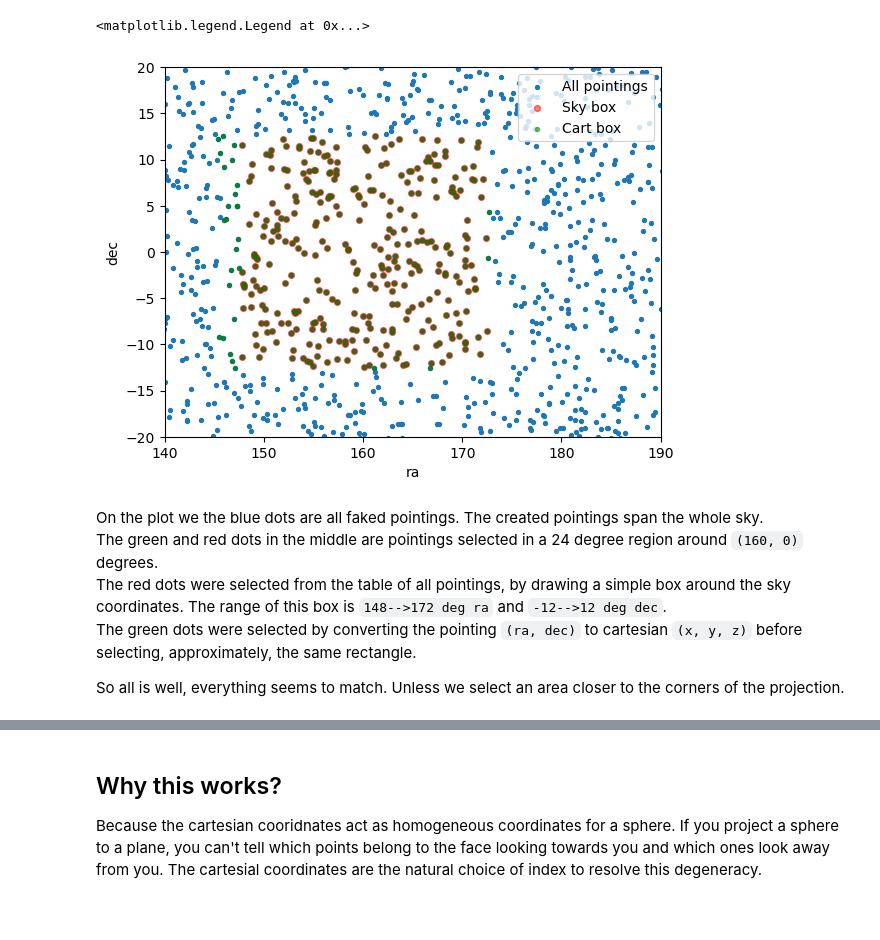
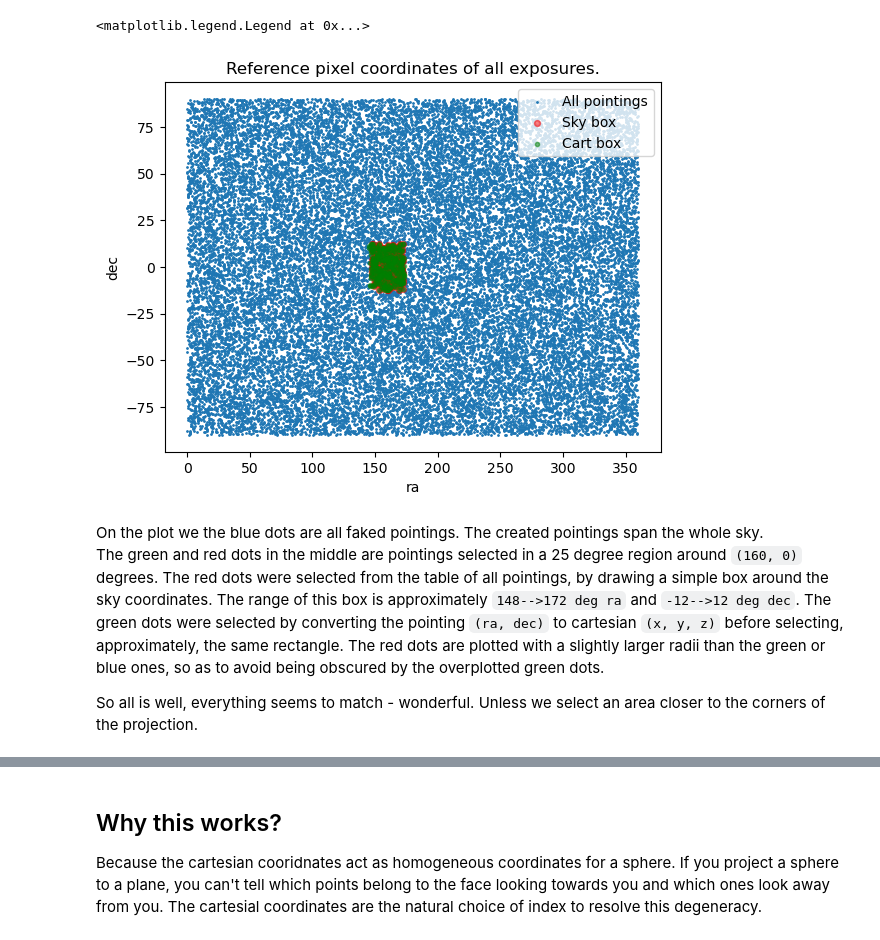
Before and after one commit to DinoBektesevic/region_search_example, a Jupyter notebook: Region_search_example.ipynb, the cells around one changed output, grey strips where cells are left out. Saved outputs shown, nothing was run; the diff lists cells and outputs as text; code cells hidden in the pictures; blank space fills up the shorter version.

Commit message:
Add heliocentric box selection functionality.

```diff
--- a/Region_search_example.ipynb
+++ b/Region_search_example.ipynb
@@ -33,25 +40,22 @@ sky_pointings = TanWcs.query_square_naive(160, 0, 25)
 # pointings selected in (approximately) the same square around their cartesian coordinates
 cart_pointing = RectangularCoords.query_square(160, 0, 25)
 # %%
-plt.scatter(all_pointings[:, 0], all_pointings[:, 1], s=8, label="All pointings")
+plt.scatter(all_pointings[:, 0], all_pointings[:, 1], s=1, label="All pointings")
 plt.scatter(sky_pointings[:, 0], sky_pointings[:, 1], s=18, color="red", alpha=0.5, label="Sky box")
 plt.scatter(cart_pointing[:, 0], cart_pointing[:, 1], s=9, color="green", alpha=0.5, label="Cart box")
 
 plt.xlabel("ra")
 plt.ylabel("dec")
-plt.xlim(140, 190)
-plt.ylim(-20, 20)
+plt.title("Reference pixel coordinates of all exposures.")
 plt.legend()
 # %% [output]
 <matplotlib.legend.Legend at 0x...>
-[figure, old version]
+[figure, new version]
 # %% [markdown]
 On the plot we the blue dots are all faked pointings. The created pointings span the whole sky.
-The green and red dots in the middle are pointings selected in a 24 degree region around `(160, 0)` degrees.
-The red dots were selected from the table of all pointings, by drawing a simple box around the sky coordinates. The range of this box is `148-->172 deg ra` and `-12-->12 deg dec`.
-The green dots were selected by converting the pointing `(ra, dec)` to cartesian `(x, y, z)` before selecting, approximately, the same rectangle.
+The green and red dots in the middle are pointings selected in a 25 degree region around `(160, 0)` degrees. The red dots were selected from the table of all pointings, by drawing a simple box around the sky coordinates. The range of this box is approximately `148-->172 deg ra` and `-12-->12 deg dec`. The green dots were selected by converting the pointing `(ra, dec)` to cartesian `(x, y, z)` before selecting, approximately, the same rectangle. The red dots are plotted with a slightly larger radii than the green or blue ones, so as to avoid being obscured by the overplotted green dots.
 
-So all is well, everything seems to match. Unless we select an area closer to the corners of the projection.
+So all is well, everything seems to match - wonderful. Unless we select an area closer to the corners of the projection.
 # %%
 sky_pointings = TanWcs.query_square_naive(360, 0, 25)
 cart_pointing = RectangularCoords.query_square(360, 0, 25)
```
Also changed, not shown: parts of 19 cells of this notebook, 4 other files.
